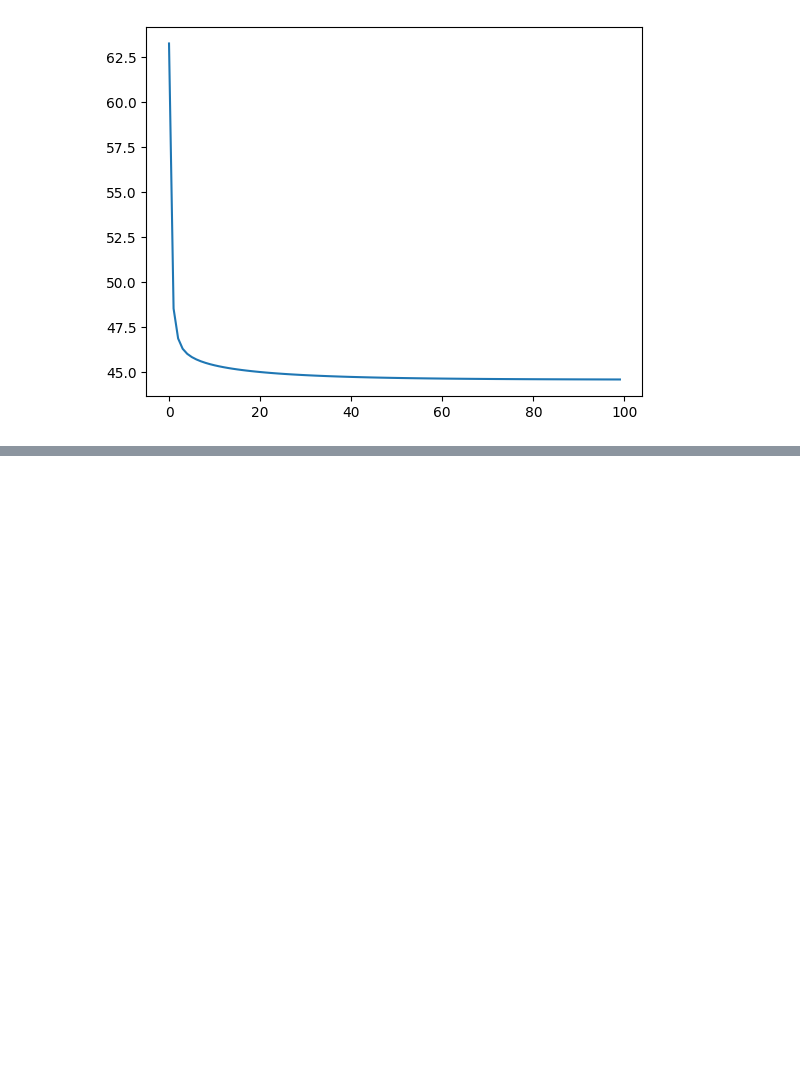
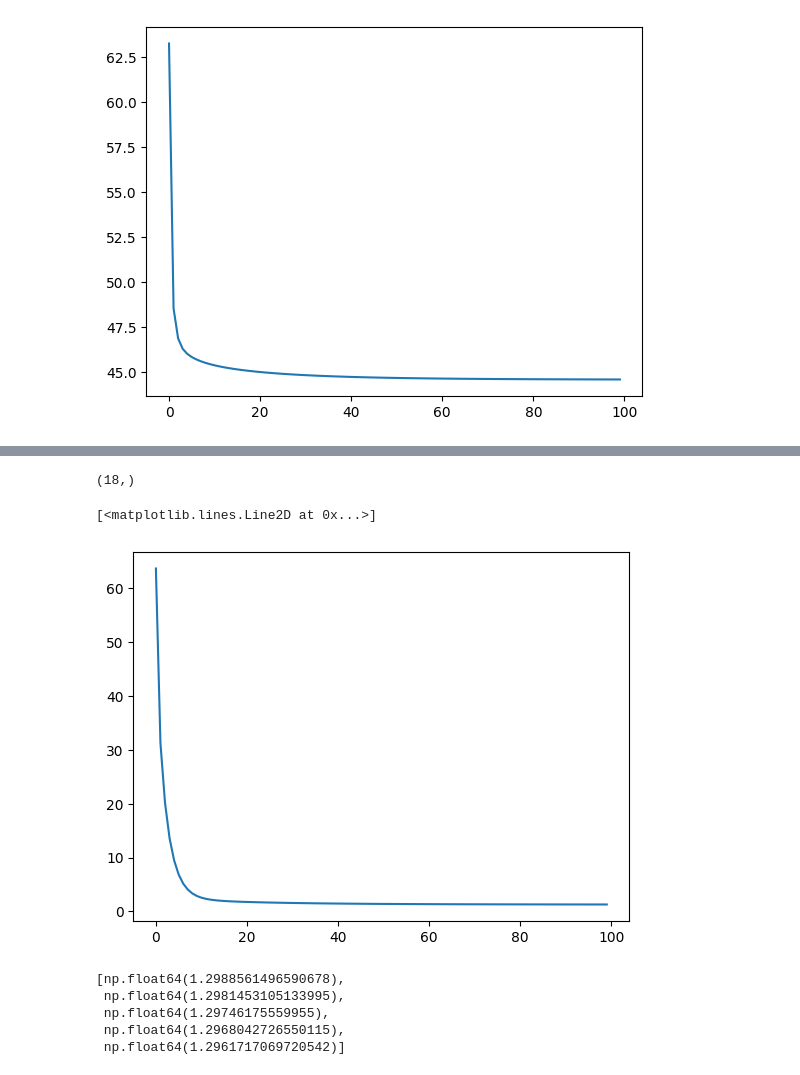
Before and after one commit to Himanshu-Kumar-123/ML-Linear-Regression-Cars24-Scratch, a Jupyter notebook: Linear-Regression-Cars24-Scratch.ipynb, the cells around one changed output, grey strips where cells are left out. Cells and saved outputs as stored; diff of their text form; code cells hidden in the pictures; blank space fills up the shorter version.

```diff
--- a/Linear-Regression-Cars24-Scratch.ipynb
+++ b/Linear-Regression-Cars24-Scratch.ipynb
@@ -208,0 +210,6 @@ plt.plot(error_list)
+# %%
+x0 = pd.DataFrame([1]*len(X_train), columns = ['x0'])
+# %%
+# Incorporated w0
+X_train_new = pd.concat([x0, X_train], axis=1)
+X_train_new.head()
@@ -208,0 +223,19 @@ plt.plot(error_list)
+# %%
+W_best, error_list = gradient_descent(X_train_new, y_train)
+# %%
+W_best.shape
+# %% [output]
+(18,)
+# %%
+plt.plot(error_list)
+# %% [output]
+[<matplotlib.lines.Line2D at 0x...>]
+[figure, added]
+# %%
+error_list[-5:]
+# %% [output]
+[np.float64(1.2988561496590678),
+ np.float64(1.2981453105133995),
+ np.float64(1.29746175559955),
+ np.float64(1.2968042726550115),
+ np.float64(1.2961717069720542)]
```
Also changed, not shown: parts of 4 cells of this notebook.
